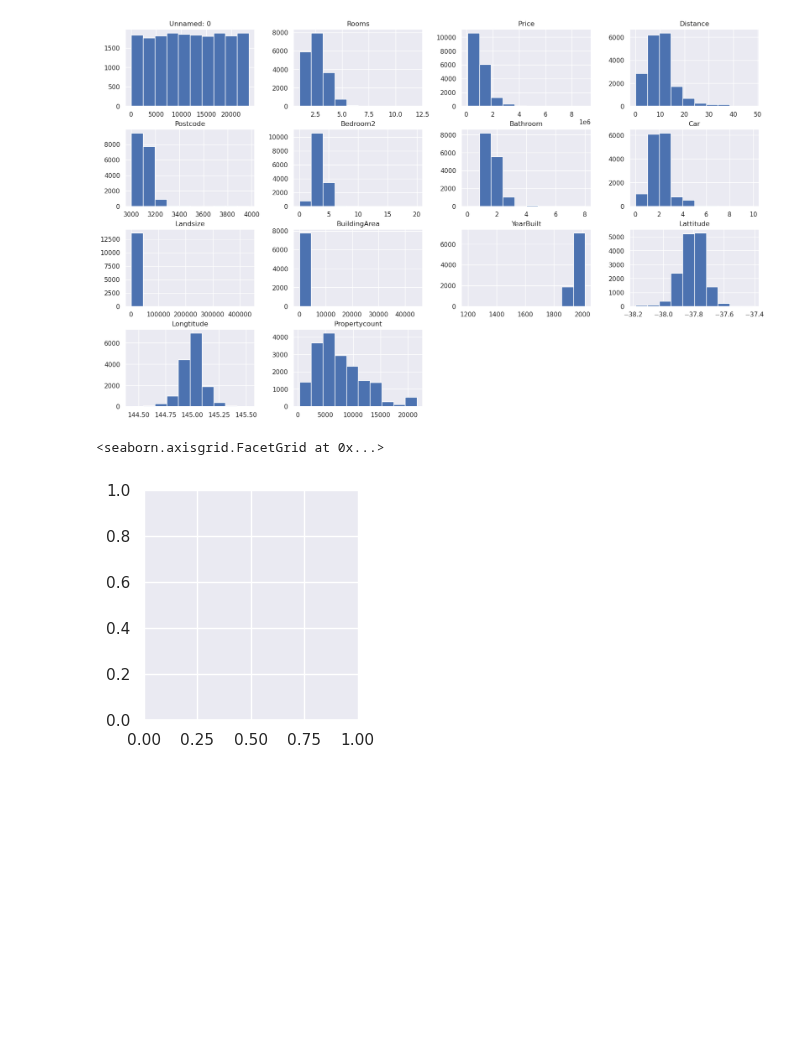
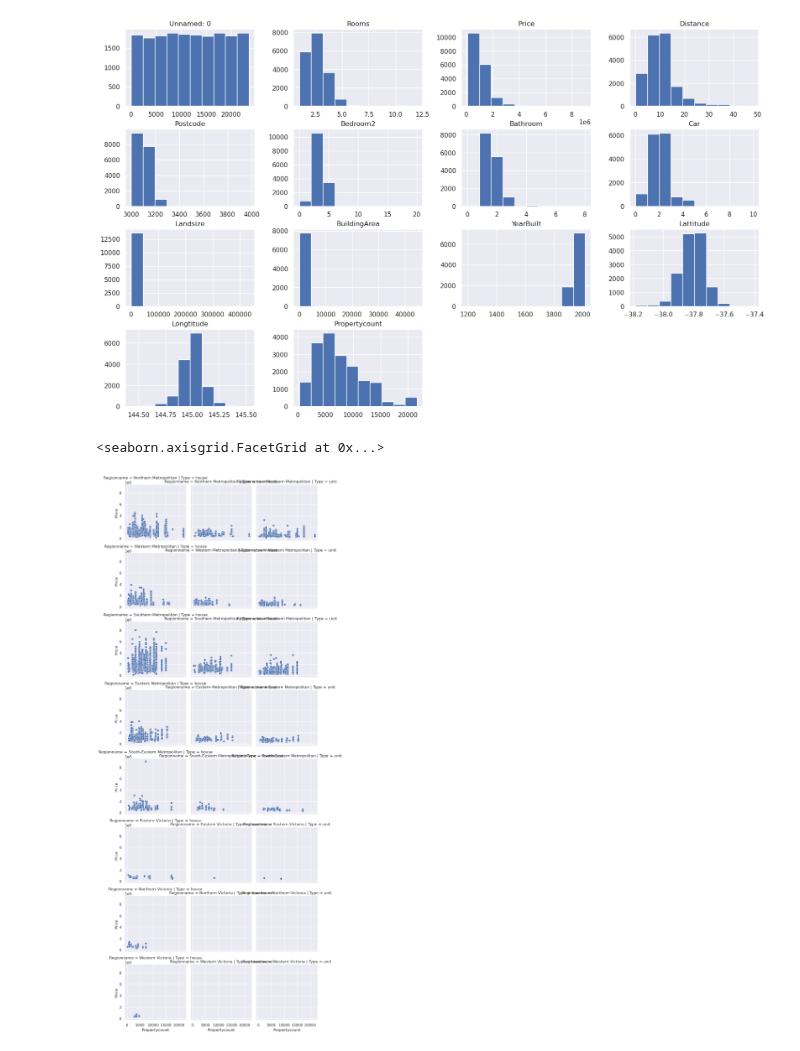
Before and after one commit to ShubhamGupta2505/Dataset-Analysis-Visualization, a Jupyter notebook: pipeline-on-melb-data.ipynb, the cells around one changed output. Drawn from its saved outputs; the diff is of its cells as text; code cells hidden in the pictures; blank space fills up the shorter version.

```diff
--- a/pipeline-on-melb-data.ipynb
+++ b/pipeline-on-melb-data.ipynb
@@ -86,3 +86,12 @@ Longtitude       float64
 Regionname        object
 Propertycount    float64
 dtype: object
+# %%
+type_mapping = {
+    "h": "house",
+    "u": "unit",
+    "t": "townhouse"
+}
+
+# Map the values in the "Type" column
+df["Type"] = df["Type"].map(type_mapping)
@@ -215,8 +211,10 @@ array([[<Axes: title={'center': 'Unnamed: 0'}>,
         <Axes: title={'center': 'Propertycount'}>, <Axes: >, <Axes: >]],
       dtype=object)
 [figure]
-# %%
-sns.FacetGrid(df['Type'])
-# %% [output]
-<seaborn.axisgrid.FacetGrid at 0x...>
-[figure, removed]
+# %%
+# plt.figure(figsize=(20,20))
+g = sns.FacetGrid(df,col='Type',row='Regionname')
+g.map_dataframe(sns.scatterplot,"Propertycount","Price")
+# %% [output]
+<seaborn.axisgrid.FacetGrid at 0x...>
+[figure, added]
```
Also changed, not shown: parts of 7 cells of this notebook.
